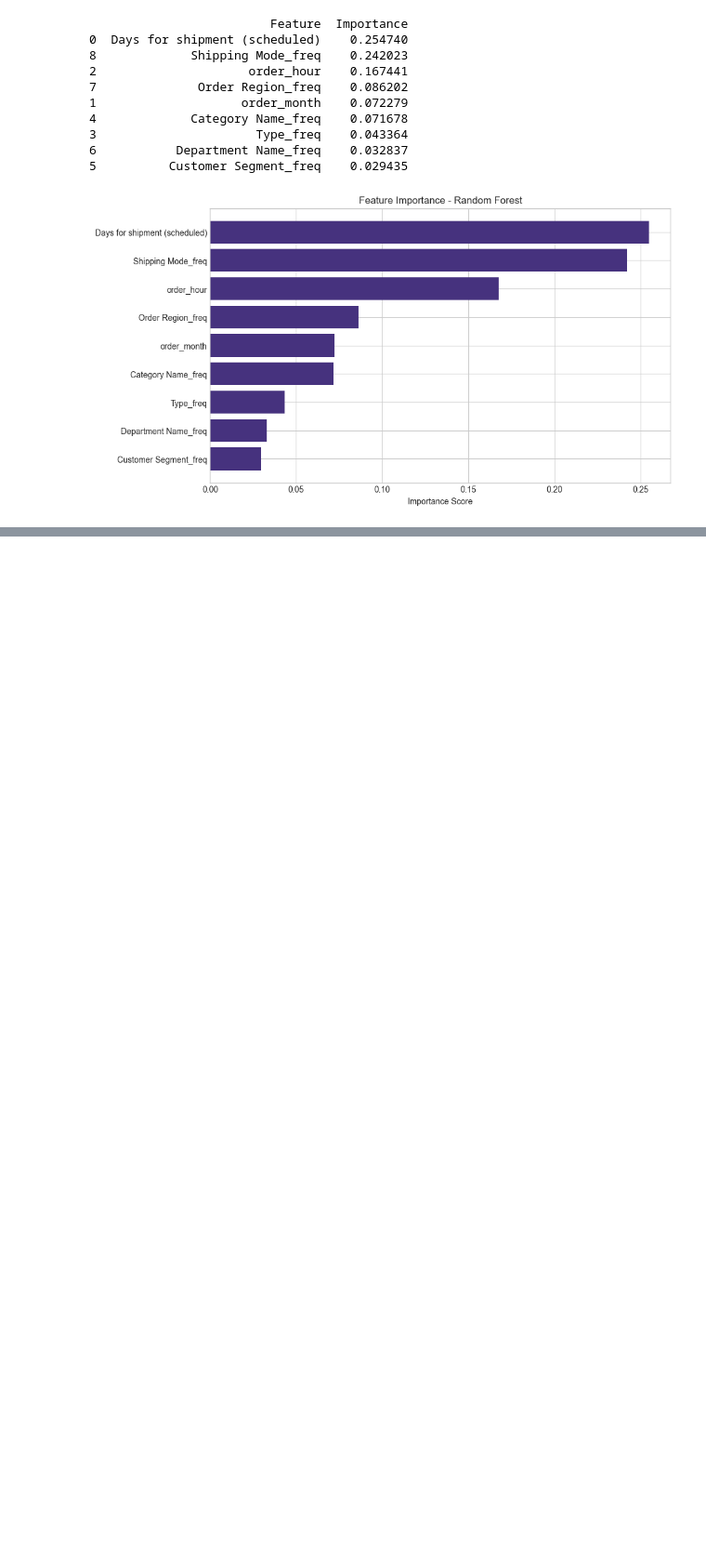
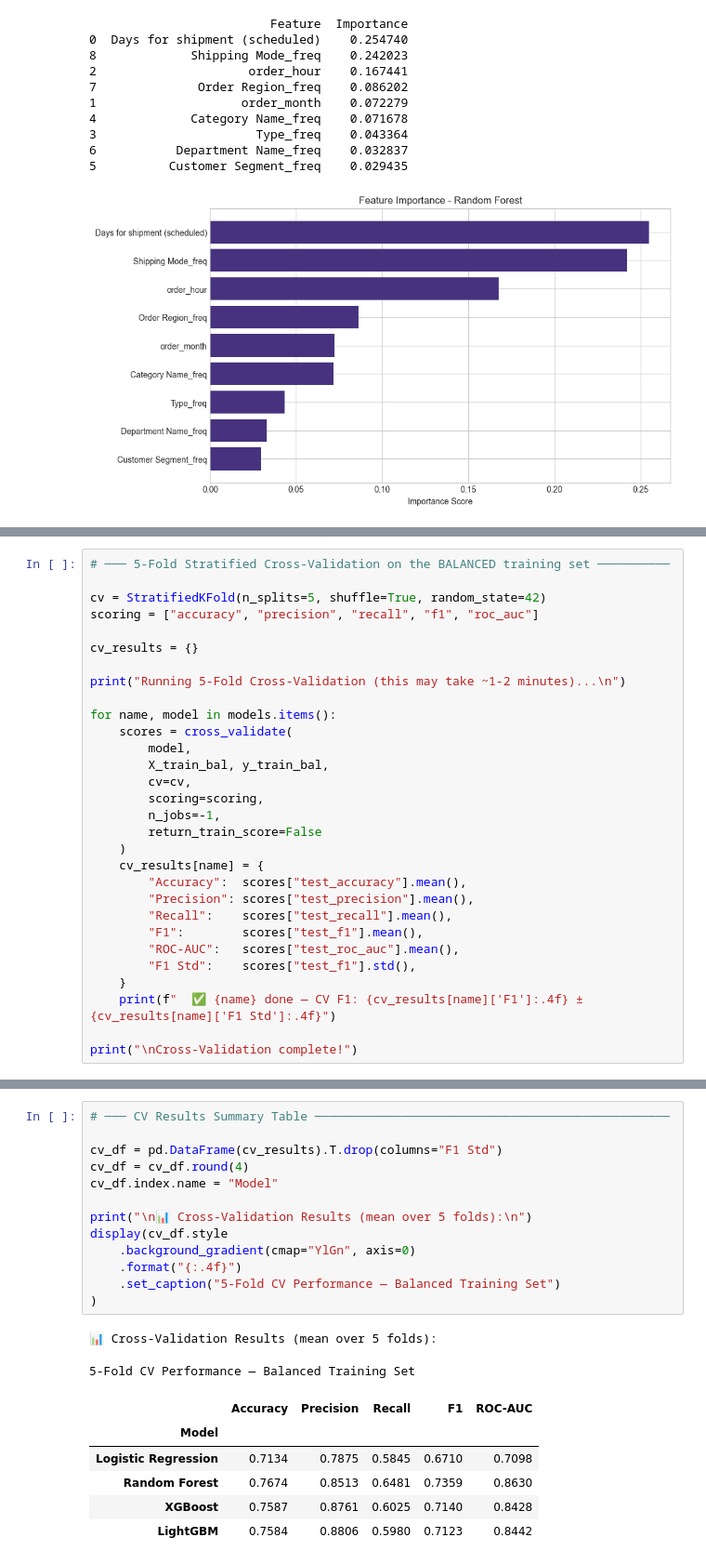
Before and after one commit to Akshadgajapure/Supply-Chain-Management, a Jupyter notebook: main.ipynb, the cells around one changed output, grey strips where cells are left out. Shown at 93% size. Saved outputs shown, nothing was run; the diff lists cells and outputs as text; blank space fills up the shorter version.

```diff
--- a/main.ipynb
+++ b/main.ipynb
@@ -777,0 +843,30 @@ plt.show()
+# %%
+# ─── 5-Fold Stratified Cross-Validation on the BALANCED training set ──────────
+
+cv = StratifiedKFold(n_splits=5, shuffle=True, random_state=42)
+scoring = ["accuracy", "precision", "recall", "f1", "roc_auc"]
+
+cv_results = {}
+
+print("Running 5-Fold Cross-Validation (this may take ~1-2 minutes)...\n")
+
+for name, model in models.items():
+    scores = cross_validate(
+        model,
+        X_train_bal, y_train_bal,
+        cv=cv,
+        scoring=scoring,
+        n_jobs=-1,
+        return_train_score=False
+    )
+    cv_results[name] = {
+        "Accuracy":  scores["test_accuracy"].mean(),
+        "Precision": scores["test_precision"].mean(),
+        "Recall":    scores["test_recall"].mean(),
+        "F1":        scores["test_f1"].mean(),
+        "ROC-AUC":   scores["test_roc_auc"].mean(),
+        "F1 Std":    scores["test_f1"].std(),
+    }
+    print(f"  ✅ {name} done — CV F1: {cv_results[name]['F1']:.4f} ± {cv_results[name]['F1 Std']:.4f}")
+
+print("\nCross-Validation complete!")
@@ -777,0 +882,22 @@ plt.show()
+# %%
+# ─── CV Results Summary Table ─────────────────────────────────────────────────
+
+cv_df = pd.DataFrame(cv_results).T.drop(columns="F1 Std")
+cv_df = cv_df.round(4)
+cv_df.index.name = "Model"
+
+print("\n📊 Cross-Validation Results (mean over 5 folds):\n")
+display(cv_df.style
+    .background_gradient(cmap="YlGn", axis=0)
+    .format("{:.4f}")
+    .set_caption("5-Fold CV Performance — Balanced Training Set")
+)
+# %% [output]
+📊 Cross-Validation Results (mean over 5 folds):
+5-Fold CV Performance — Balanced Training Set
+|  | Accuracy | Precision | Recall | F1 | ROC-AUC |
+| Model |  |  |  |  |  |
+| Logistic Regression | 0.7134 | 0.7875 | 0.5845 | 0.6710 | 0.7098 |
+| Random Forest | 0.7674 | 0.8513 | 0.6481 | 0.7359 | 0.8630 |
+| XGBoost | 0.7587 | 0.8761 | 0.6025 | 0.7140 | 0.8428 |
+| LightGBM | 0.7584 | 0.8806 | 0.5980 | 0.7123 | 0.8442 |
```
Also changed, not shown: parts of 13 cells of this notebook.
